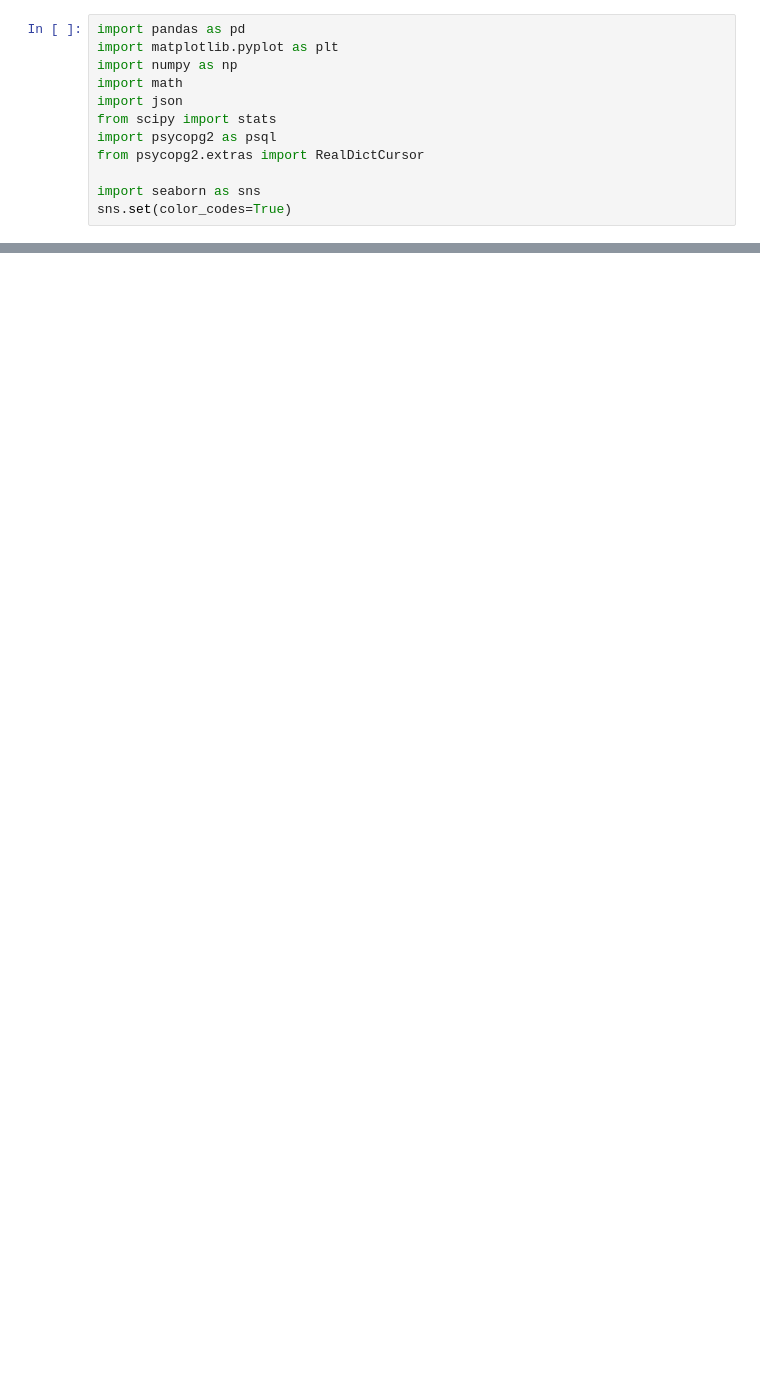
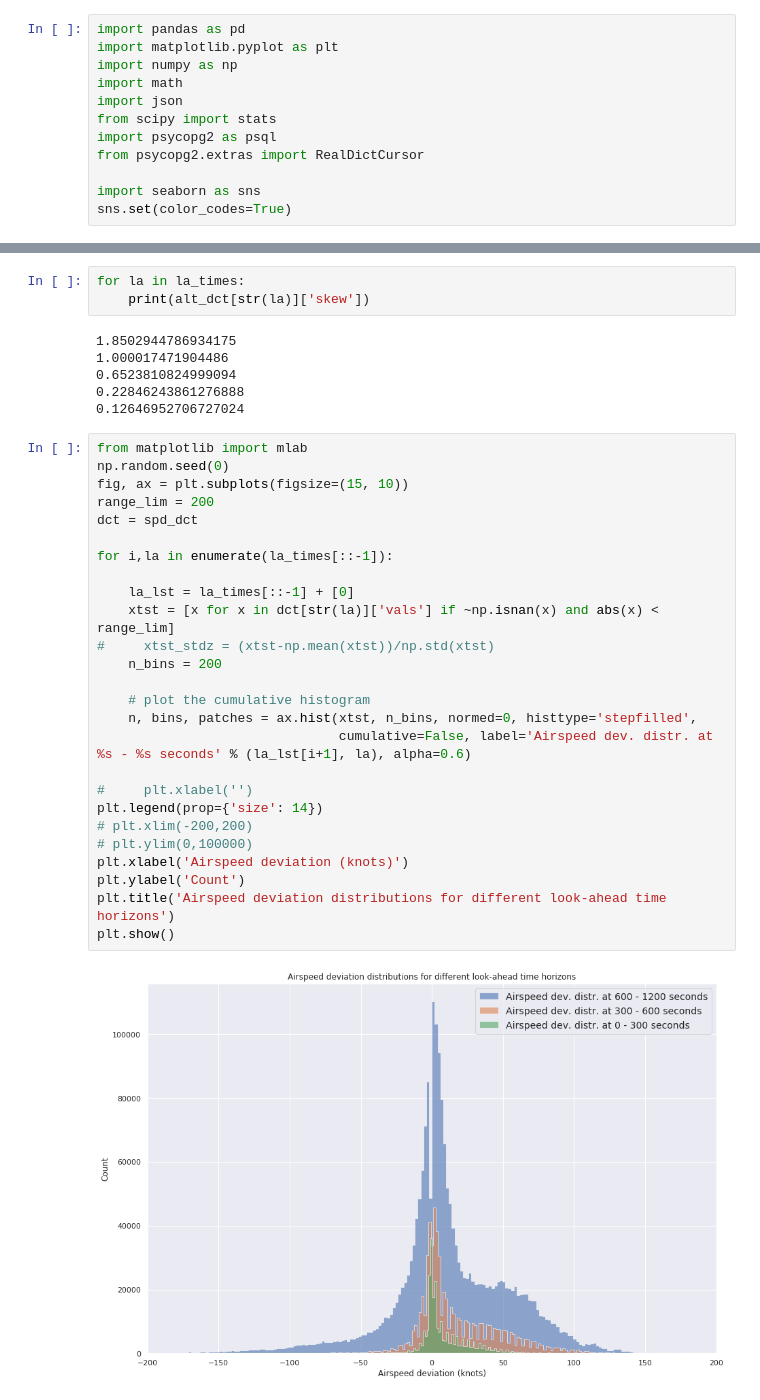
Before and after one commit to vpereboom/trajectory-prediction-toolbox, a Jupyter notebook: notebooks/Flight Stat Analysis.ipynb, the cells around one changed output, grey strips where cells are left out. Saved outputs shown, nothing was run; the diff lists cells and outputs as text; blank space fills up the shorter version.

```diff
--- a/notebooks/Flight Stat Analysis.ipynb
+++ b/notebooks/Flight Stat Analysis.ipynb
@@ -38,0 +78,37 @@ SyntaxError: unexpected EOF while parsing (<ipython-input-1-8b33357a463f>, line
+# %%
+for la in la_times:
+    print(alt_dct[str(la)]['skew'])
+# %% [output]
+1.8502944786934175
+1.000017471904486
+0.6523810824999094
+0.22846243861276888
+0.12646952706727024
+# %%
+from matplotlib import mlab
+np.random.seed(0)
+fig, ax = plt.subplots(figsize=(15, 10))
+range_lim = 200
+dct = spd_dct
+
+for i,la in enumerate(la_times[::-1]):
+
+    la_lst = la_times[::-1] + [0]
+    xtst = [x for x in dct[str(la)]['vals'] if ~np.isnan(x) and abs(x) < range_lim]
+#     xtst_stdz = (xtst-np.mean(xtst))/np.std(xtst)
+    n_bins = 200
+
+    # plot the cumulative histogram
+    n, bins, patches = ax.hist(xtst, n_bins, normed=0, histtype='stepfilled',
+                               cumulative=False, label='Airspeed dev. distr. at %s - %s seconds' % (la_lst[i+1], la), alpha=0.6)
+
+#     plt.xlabel('')
+plt.legend(prop={'size': 14})
+# plt.xlim(-200,200)
+# plt.ylim(0,100000)
+plt.xlabel('Airspeed deviation (knots)')
+plt.ylabel('Count')
+plt.title('Airspeed deviation distributions for different look-ahead time horizons')
+plt.show()
+# %% [output]
+[figure, added]
```
Also changed, not shown: parts of 20 cells of this notebook, 24 other files.
